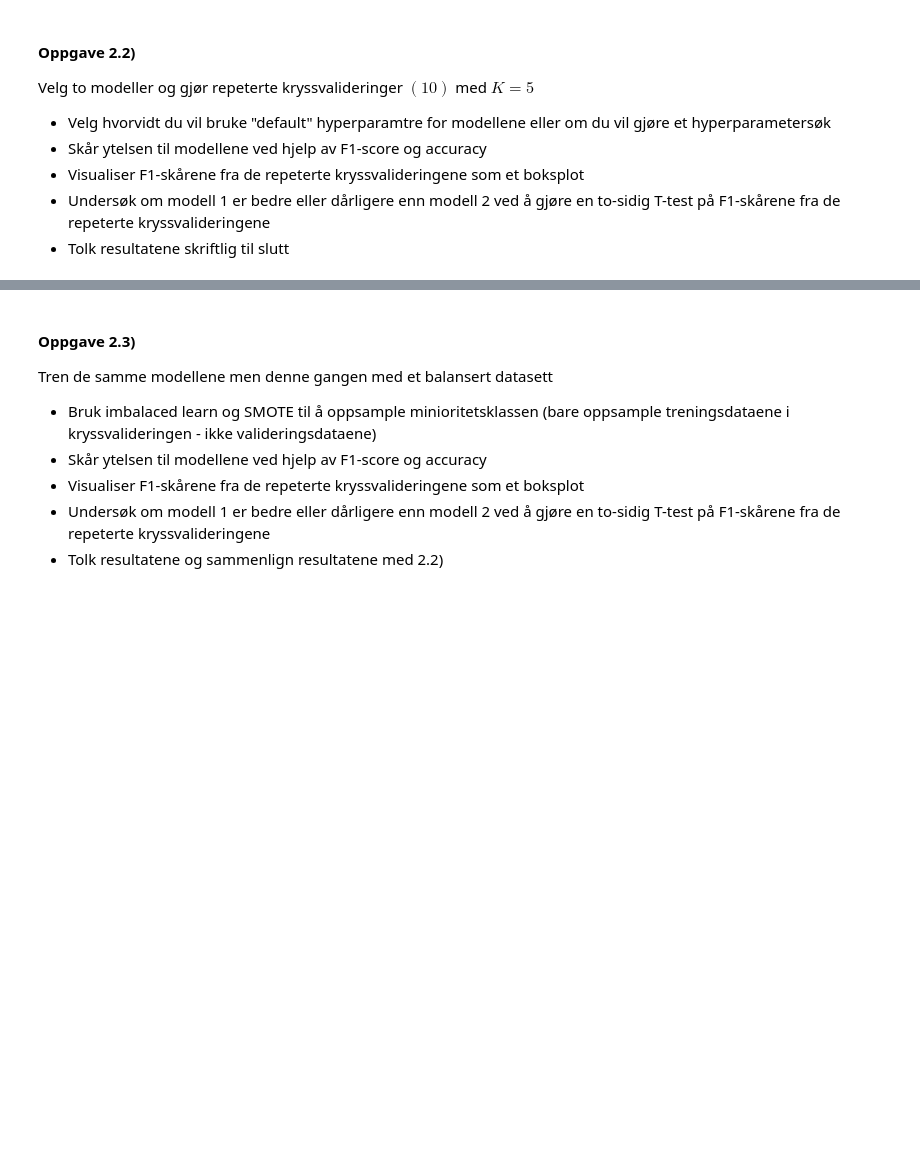
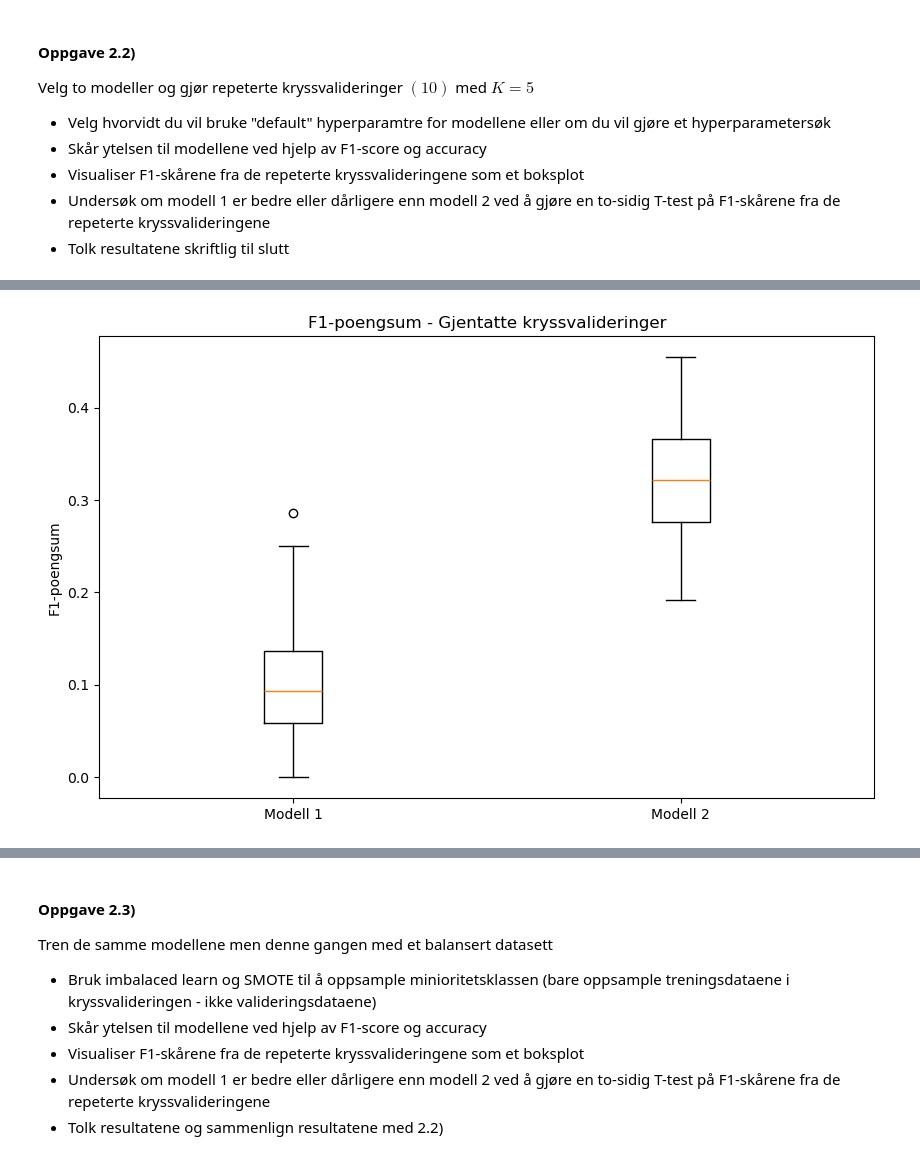
Before and after one commit to Bsingstad/DMBA-ML, a Jupyter notebook: Oblig 2/Oppgave 2.ipynb, the cells around one changed output, grey strips where cells are left out. Cells and saved outputs as stored; diff of their text form; code cells hidden in the pictures; blank space fills up the shorter version.

```diff
--- a/Oblig 2/Oppgave 2.ipynb
+++ b/Oblig 2/Oppgave 2.ipynb
@@ -220,0 +173,87 @@ Tosidig t-testresultat for nøyaktighetspoeng: p-verdi = 0.0035270733389950047,
+# %%
+import numpy as np
+from sklearn.model_selection import cross_val_score, RepeatedStratifiedKFold
+from sklearn.ensemble import RandomForestClassifier
+from sklearn.svm import SVC
+from sklearn.model_selection import cross_val_score
+from sklearn.metrics import make_scorer, f1_score, accuracy_score
+from sklearn.metrics import f1_score
+from scipy.stats import ttest_rel
+from sklearn.preprocessing import StandardScaler
+
+# NEW PART 1 (fokus på oppgaven, uten å tenke så mye på hvordan modellen vil se ut)
+
+# Laster inn datasettet
+df = pd.read_csv("./datasett2.csv")
+
+# Konverterer kategoriske variabler til heltall
+kolonner_obj = df.select_dtypes(include=['object']).columns
+for i in kolonner_obj:
+    unique_values = list(df[i].unique())
+    df[i] = df[i].apply(lambda x: unique_values.index(x))
+
+# Konverterer alle kolonner til strengtype
+df = df.astype(str)
+
+# Deler opp datasettet i egenskaper (X) og mål (y)
+X = df.iloc[:, 1:-1]
+y = df.iloc[:, -1]
+
+# Definerer modellene
+model1 = RandomForestClassifier(random_state=0, n_estimators=100, max_depth=10)
+model2 = SVC(C = 3, gamma = "auto", kernel = "rbf", random_state=0)
+
+# Definerer poengberegninger
+scoring_f1 = make_scorer(f1_score)
+scoring_accuracy = make_scorer(accuracy_score)
+
+# Utfører gjentatte kryssvalideringer med K=5
+cv = RepeatedStratifiedKFold(n_splits=5, n_repeats=10, random_state=0)
+
+# Skalering
+skalering = StandardScaler()
+
+# Beregner F1-poeng manuelt for å håndtere NaN-verdier
+def calculate_f1_scores(model, X, y, cv):
+    f1_scores = []
+    for train_idx, test_idx in cv.split(X, y):
+        X_train, X_test = X.iloc[train_idx], X.iloc[test_idx]
+        y_train, y_test = y.iloc[train_idx], y.iloc[test_idx]
+
+        # Skalering
+        X_train = skalering.fit_transform(X_train)
+        X_test = skalering.transform(X_test)
+
+        model.fit(X_train, y_train)
+        y_pred = model.predict(X_test)
+
+        f1 = f1_score(y_test, y_pred, average='binary', pos_label='1')
+        f1_scores.append(f1)
+
+    return np.array(f1_scores)
+
+# Evaluerer modeller ved å bruke F1-score og nøyaktighet
+scores_model1_f1 = calculate_f1_scores(model1, X, y, cv)
+scores_model2_f1 = calculate_f1_scores(model2, X, y, cv)
+
+scores_model1_accuracy = cross_val_score(model1, X, y, scoring=scoring_accuracy, cv=cv, n_jobs=-1)
+scores_model2_accuracy = cross_val_score(model2, X, y, scoring=scoring_accuracy, cv=cv, n_jobs=-1)
+
+# Visualiser F1-poeng som et boksplott
+plt.figure(figsize=(10, 6))
+plt.boxplot([scores_model1_f1, scores_model2_f1], labels=['Modell 1', 'Modell 2'])
+plt.title('F1-poengsum - Gjentatte kryssvalideringer')
+plt.ylabel('F1-poengsum')
+plt.show()
+
+# Gjennomfører en tosidig T-test
+t_stat, p_value = ttest_rel(scores_model1_f1, scores_model2_f1, nan_policy='omit')
+
+# Tolker resultatene
+print("Tosidig t-testresultat for F1-poeng: p-verdi =", p_value)
+if p_value < 0.05:
+    print("Forskjellen i F1-score er statistisk signifikant.")
+else:
+    print("Forskjellen i F1-score er ikke statistisk signifikant.")
+# %% [output]
+[figure, added]
```
Also changed, not shown: parts of 23 cells of this notebook.
